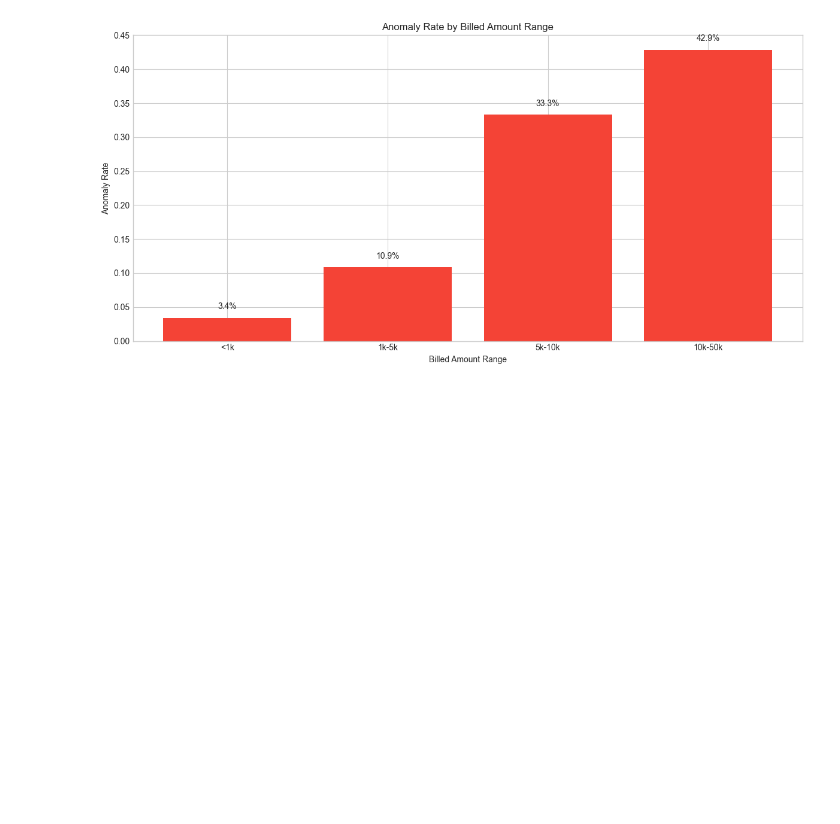
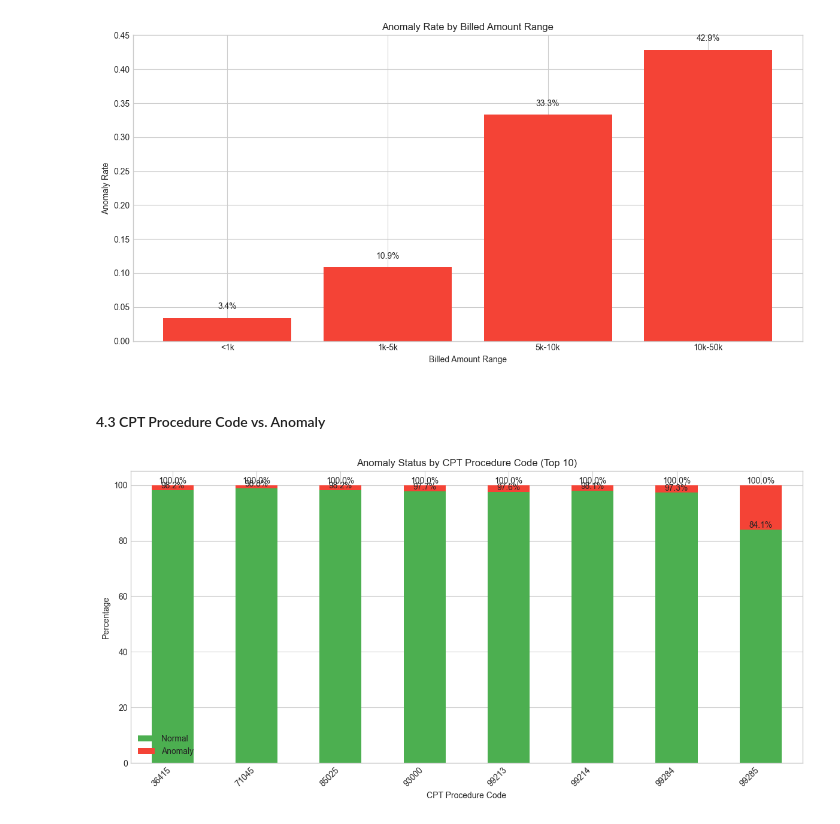
Before and after one commit to Houzibe/health-insurance-fraudulent-claims-detection-system, a Jupyter notebook: notebooks/01_EDA_and_Preprocessing.ipynb, the cells around one changed output. Saved outputs shown, nothing was run; the diff lists cells and outputs as text; code cells hidden in the pictures; blank space fills up the shorter version.

Commit message:
Add bivariate analysis by CPT Procedure code vs Anomaly

```diff
--- a/notebooks/01_EDA_and_Preprocessing.ipynb
+++ b/notebooks/01_EDA_and_Preprocessing.ipynb
@@ -367,3 +367,27 @@ plt.tight_layout()
 plt.show()
 # %% [output]
 [figure]
+# %% [markdown]
+#### 4.3 CPT Procedure Code vs. Anomaly
+# %%
+# Cross tabulation of top procedures
+top_procedures = df['cpt_procedure_code'].value_counts().head(10).index
+proc_data = df[df['cpt_procedure_code'].isin(top_procedures)]
+
+proc_anomaly = pd.crosstab(proc_data['cpt_procedure_code'], proc_data['is_anomaly'],
+                           normalize='index') * 100
+
+fig, ax = plt.subplots(figsize=(12, 6))
+proc_anomaly.plot(kind='bar', stacked=True, ax=ax, color=['#4CAF50', '#F44336'])
+ax.set_xlabel('CPT Procedure Code')
+ax.set_ylabel('Percentage')
+ax.set_title('Anomaly Status by CPT Procedure Code (Top 10)')
+ax.legend(['Normal', 'Anomaly'])
+ax.set_xticklabels(ax.get_xticklabels(), rotation=45, ha='right')
+for container in ax.containers:
+    ax.bar_label(container, fmt='%.1f%%')
+
+plt.tight_layout()
+plt.show()
+# %% [output]
+[figure, added]
```
